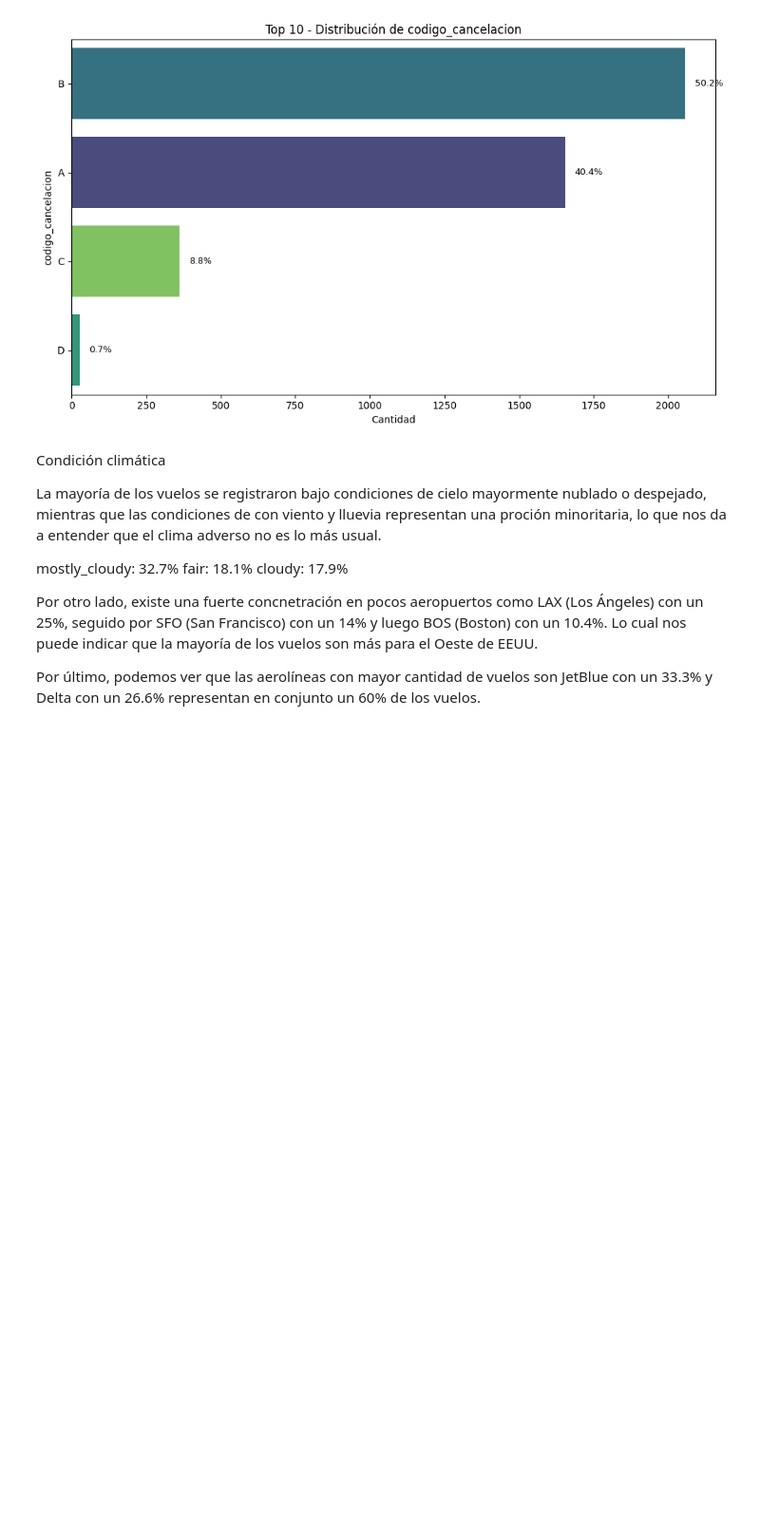
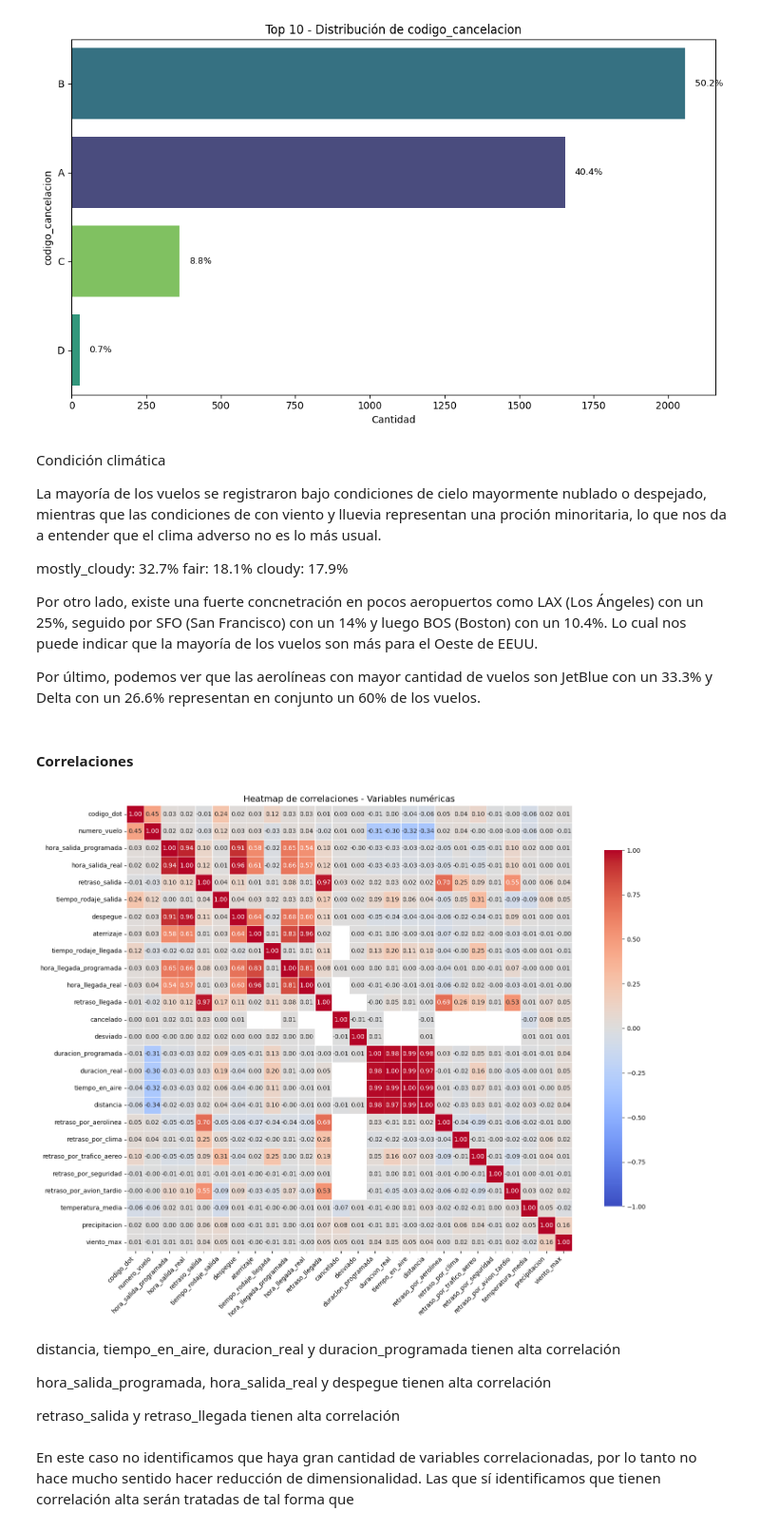
Before and after one commit to Guadacarro/TP_IA, a Jupyter notebook: 3.eda.ipynb, the cells around one changed output. Shown at 95% size. Cells and saved outputs as stored; diff of their text form; code cells hidden in the pictures; blank space fills up the shorter version.

```diff
--- a/3.eda.ipynb
+++ b/3.eda.ipynb
@@ -228,3 +256,38 @@ cloudy: 17.9%
 Por otro lado, existe una fuerte concnetración en pocos aeropuertos como LAX (Los Ángeles) con un 25%, seguido por SFO (San Francisco) con un 14% y luego BOS (Boston) con un 10.4%. Lo cual nos puede indicar que la mayoría de los vuelos son más para el Oeste de EEUU.
 
 Por último, podemos ver que las aerolíneas con mayor cantidad de vuelos son JetBlue con un 33.3% y Delta con un 26.6% representan en conjunto un 60% de los vuelos.
+# %% [markdown]
+#### Correlaciones
+# %%
+# Heatmap de correlaciones de las variables numéricas
+plt.figure(figsize=(16, 12))
+
+corr = df_2022[numerical_columns].corr()
+
+sns.heatmap(
+    corr,
+    annot=True,          # muestra el valor de correlación en cada celda
+    fmt='.2f',           # 2 decimales
+    cmap='coolwarm',     # azul (correlación negativa) a rojo (positiva)
+    center=0,            # el blanco queda en correlación 0
+    vmin=-1, vmax=1,
+    square=True,
+    linewidths=0.5,
+    cbar_kws={'shrink': 0.8}
+)
+
+plt.title('Heatmap de correlaciones - Variables numéricas', fontsize=14)
+plt.xticks(rotation=45, ha='right')
+plt.yticks(rotation=0)
+plt.tight_layout()
+plt.show()
+# %% [output]
+[figure, added]
+# %% [markdown]
+distancia, tiempo_en_aire, duracion_real y duracion_programada tienen alta correlación
+
+hora_salida_programada, hora_salida_real y despegue tienen alta correlación
+
+retraso_salida y retraso_llegada tienen alta correlación
+# %% [markdown]
+En este caso no identificamos que haya gran cantidad de variables correlacionadas, por lo tanto no hace mucho sentido hacer reducción de dimensionalidad. Las que sí identificamos que tienen correlación alta serán tratadas de tal forma que
```
Also changed, not shown: parts of 8 cells of this notebook, 1 other file.
